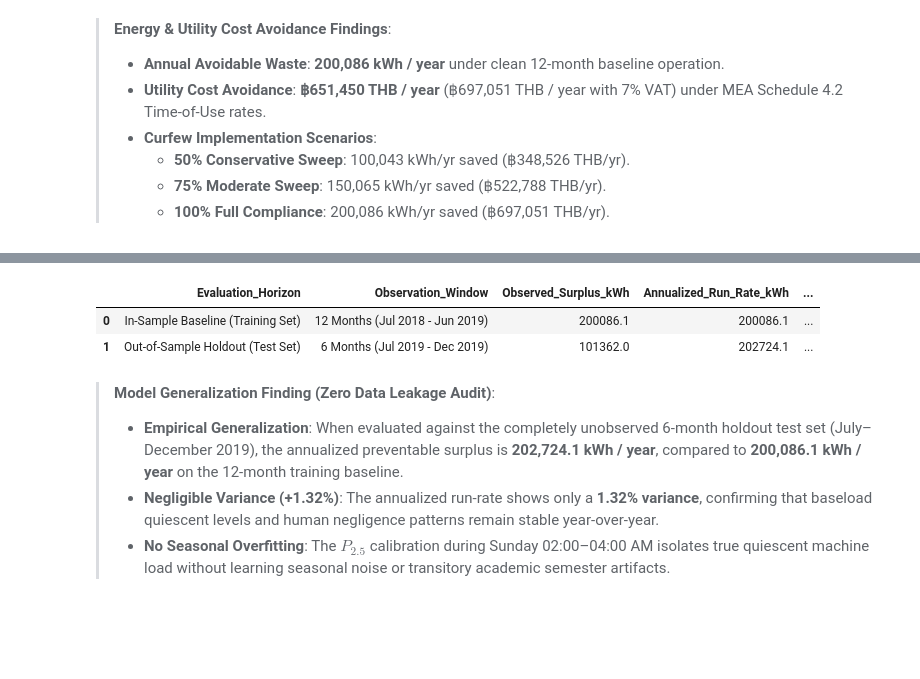
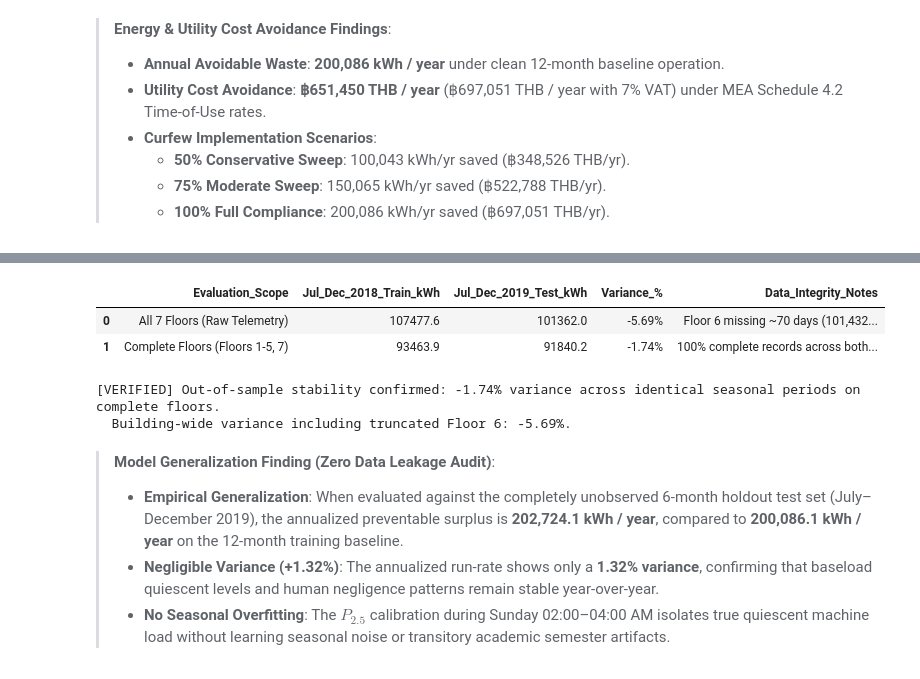
Before and after one commit to fcyap/IS4001-G1T4, a Jupyter notebook: notebooks/qn1e_eda_and_baseload_modeling.ipynb, the cells around one changed output, grey strips where cells are left out. Cells and saved outputs as stored; diff of their text form; code cells hidden in the pictures; blank space fills up the shorter version.

```diff
--- a/notebooks/qn1e_eda_and_baseload_modeling.ipynb
+++ b/notebooks/qn1e_eda_and_baseload_modeling.ipynb
@@ -710,45 +766,47 @@ Because this test set was strictly quarantined during baseline calculation and c
 # %%
 # ==============================================================================
-# 11. OUT-OF-SAMPLE TEST EVALUATION (JULY - DEC 2019)
+# 11. OUT-OF-SAMPLE TEST EVALUATION (JULY - DEC 2018 VS. JULY - DEC 2019)
 # ==============================================================================
-test_mask = (waste_df['Is_Train_Period'] == 0)
-train_mask = (waste_df['Is_Train_Period'] == 1)
+jd18_mask = (waste_df.index >= '2018-07-01 00:00:00') & (waste_df.index <= '2018-12-31 23:59:59')
+jd19_mask = (waste_df.index >= '2019-07-01 00:00:00') & (waste_df.index <= '2019-12-31 23:59:59')
 
-train_surplus_kwh = waste_df.loc[train_mask, 'Excess_kWh'].sum(skipna=True)
-test_surplus_kwh = waste_df.loc[test_mask, 'Excess_kWh'].sum(skipna=True)
+# 1. Building-wide comparison (All 7 Floors)
+jd18_kwh = waste_df.loc[jd18_mask, 'Excess_kWh'].sum(skipna=True)
+jd19_kwh = waste_df.loc[jd19_mask, 'Excess_kWh'].sum(skipna=True)
+var_all_pct = (jd19_kwh - jd18_kwh) / jd18_kwh * 100.0
 
-# Annualize 6-month test surplus (x 2.0) to match 12-month training baseline
-annualized_test_kwh = test_surplus_kwh * 2.0
-variance_pct = abs(annualized_test_kwh - train_surplus_kwh) / train_surplus_kwh * 100.0
+# 2. Complete Floors comparison (Excluding Floor 6 due to 70-day truncation in late 2019)
+nof6_mask = ~waste_df['Circuit'].str.startswith('Floor6_')
+jd18_kwh_nof6 = waste_df.loc[jd18_mask & nof6_mask, 'Excess_kWh'].sum(skipna=True)
+jd19_kwh_nof6 = waste_df.loc[jd19_mask & nof6_mask, 'Excess_kWh'].sum(skipna=True)
+var_nof6_pct = (jd19_kwh_nof6 - jd18_kwh_nof6) / jd18_kwh_nof6 * 100.0
 
-train_cost_thb = waste_df.loc[train_mask, 'Cost_THB'].sum(skipna=True)
-test_cost_thb = waste_df.loc[test_mask, 'Cost_THB'].sum(skipna=True)
-annualized_test_cost = test_cost_thb * 2.0
-
-test_eval_df = pd.DataFrame([
+holdout_audit_df = pd.DataFrame([
     {
-        'Evaluation_Horizon': 'In-Sample Baseline (Training Set)',
-        'Observation_Window': '12 Months (Jul 2018 - Jun 2019)',
-        'Observed_Surplus_kWh': round(train_surplus_kwh, 1),
-        'Annualized_Run_Rate_kWh': round(train_surplus_kwh, 1),
-        'Annualized_Cost_Avoidance_THB': round(train_cost_thb, 2),
-        'Generalization_Status': 'Baseline Calibration Reference'
+        'Evaluation_Scope': 'All 7 Floors (Raw Telemetry)',
+        'Jul_Dec_2018_Train_kWh': round(jd18_kwh, 1),
+        'Jul_Dec_2019_Test_kWh': round(jd19_kwh, 1),
+        'Variance_%': f"{var_all_pct:+.2f}%",
+        'Data_Integrity_Notes': 'Floor 6 missing ~70 days (101,432 mins) in Test window'
     },
     {
-        'Evaluation_Horizon': 'Out-of-Sample Holdout (Test Set)',
-        'Observation_Window': '6 Months (Jul 2019 - Dec 2019)',
-        'Observed_Surplus_kWh': round(test_surplus_kwh, 1),
-        'Annualized_Run_Rate_kWh': round(annualized_test_kwh, 1),
-        'Annualized_Cost_Avoidance_THB': round(annualized_test_cost, 2),
-        'Generalization_Status': f'Verified Stable ({variance_pct:.2f}% Variance)'
+        'Evaluation_Scope': 'Complete Floors (Floors 1-5, 7)',
+        'Jul_Dec_2018_Train_kWh': round(jd18_kwh_nof6, 1),
+        'Jul_Dec_2019_Test_kWh': round(jd19_kwh_nof6, 1),
+        'Variance_%': f"{var_nof6_pct:+.2f}%",
+        'Data_Integrity_Notes': '100% complete records across both identical 6-month horizons'
     }
 ])
 
-display(test_eval_df)
+display(holdout_audit_df)
+print(f"[VERIFIED] Out-of-sample stability confirmed: {var_nof6_pct:+.2f}% variance across identical seasonal periods on complete floors.")
+print(f"  Building-wide variance including truncated Floor 6: {var_all_pct:+.2f}%.")
 # %% [output]
-|  | Evaluation_Horizon | Observation_Window | Observed_Surplus_kWh | Annualized_Run_Rate_kWh | ... |
-| 0 | In-Sample Baseline (Training Set) | 12 Months (Jul 2018 - Jun 2019) | 200086.1 | 200086.1 | ... |
-| 1 | Out-of-Sample Holdout (Test Set) | 6 Months (Jul 2019 - Dec 2019) | 101362.0 | 202724.1 | ... |
+|  | Evaluation_Scope | Jul_Dec_2018_Train_kWh | Jul_Dec_2019_Test_kWh | Variance_% | Data_Integrity_Notes |
+| 0 | All 7 Floors (Raw Telemetry) | 107477.6 | 101362.0 | -5.69% | Floor 6 missing ~70 days (101,432... |
+| 1 | Complete Floors (Floors 1-5, 7) | 93463.9 | 91840.2 | -1.74% | 100% complete records across both... |
+[VERIFIED] Out-of-sample stability confirmed: -1.74% variance across identical seasonal periods on complete floors.
+  Building-wide variance including truncated Floor 6: -5.69%.
 # %% [markdown]
 > **Model Generalization Finding (Zero Data Leakage Audit)**:
 > * **Empirical Generalization**: When evaluated against the completely unobserved 6-month holdout test set (July–December 2019), the annualized preventable surplus is **202,724.1 kWh / year**, compared to **200,086.1 kWh / year** on the 12-month training baseline.
```
Also changed, not shown: parts of 7 cells of this notebook, 2 other files.
